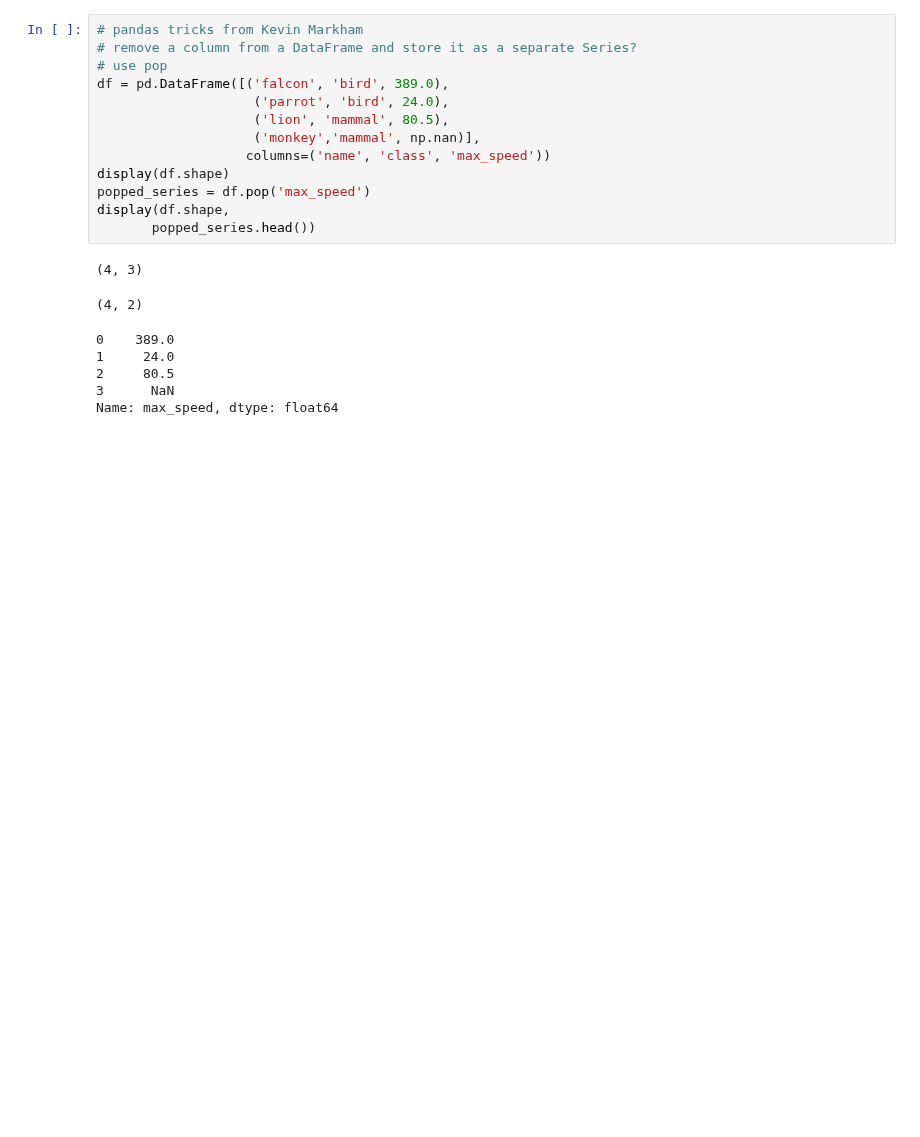
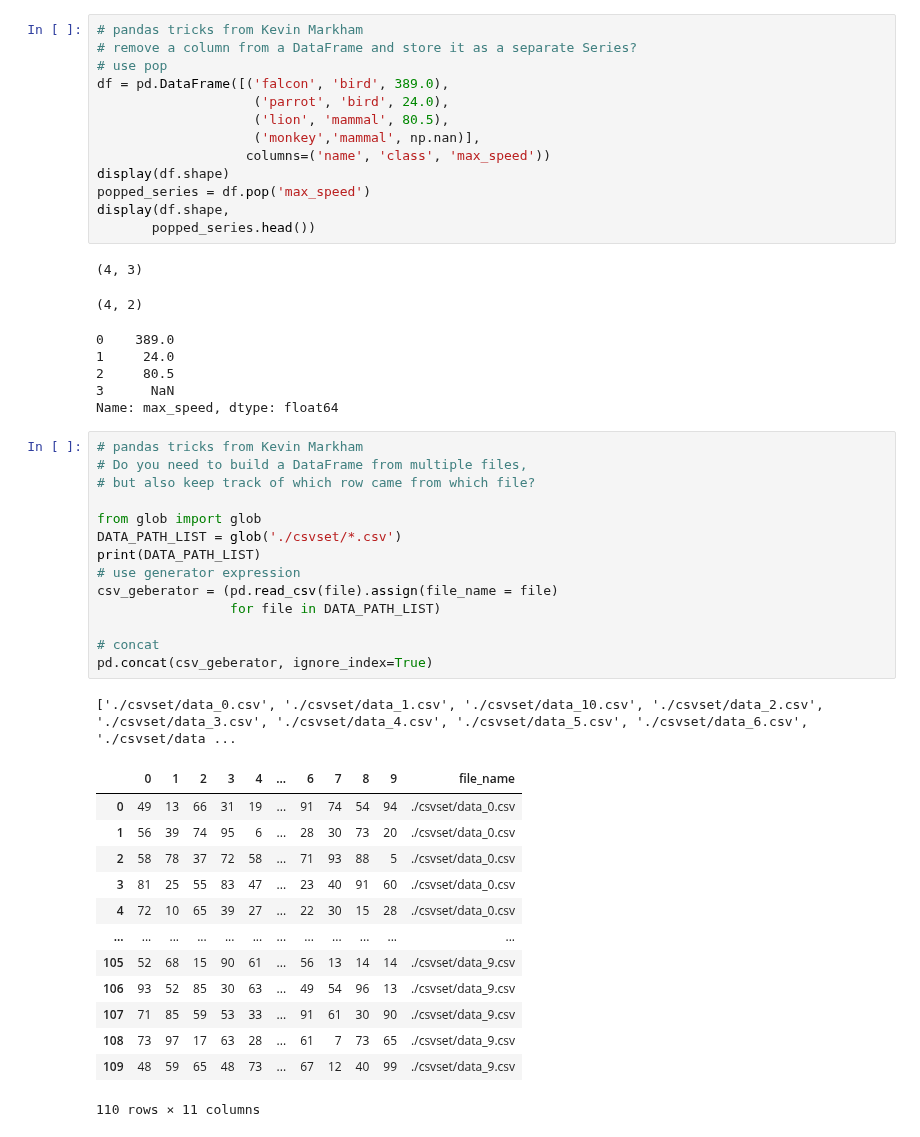
Before and after one commit to YLTsai0609/pandas_101, a Jupyter notebook: Solution.ipynb, the cells around one changed output. Saved outputs shown, nothing was run; the diff lists cells and outputs as text; blank space fills up the shorter version.

Commit message:
vectorlized segmentation and generator expression application

```diff
--- a/Solution.ipynb
+++ b/Solution.ipynb
@@ -1958,3 +1973,32 @@ display(df.shape,
 2     80.5
 3      NaN
 Name: max_speed, dtype: float64
+# %%
+# pandas tricks from Kevin Markham
+# Do you need to build a DataFrame from multiple files,
+# but also keep track of which row came from which file?
+
+from glob import glob
+DATA_PATH_LIST = glob('./csvset/*.csv')
+print(DATA_PATH_LIST)
+# use generator expression
+csv_geberator = (pd.read_csv(file).assign(file_name = file)
+                 for file in DATA_PATH_LIST)
+
+# concat
+pd.concat(csv_geberator, ignore_index=True)
+# %% [output]
+['./csvset/data_0.csv', './csvset/data_1.csv', './csvset/data_10.csv', './csvset/data_2.csv', './csvset/data_3.csv', './csvset/data_4.csv', './csvset/data_5.csv', './csvset/data_6.csv', './csvset/data ...
+|  | 0 | 1 | 2 | 3 | 4 | ... | 6 | 7 | 8 | 9 | file_name |
+| 0 | 49 | 13 | 66 | 31 | 19 | ... | 91 | 74 | 54 | 94 | ./csvset/data_0.csv |
+| 1 | 56 | 39 | 74 | 95 | 6 | ... | 28 | 30 | 73 | 20 | ./csvset/data_0.csv |
+| 2 | 58 | 78 | 37 | 72 | 58 | ... | 71 | 93 | 88 | 5 | ./csvset/data_0.csv |
+| 3 | 81 | 25 | 55 | 83 | 47 | ... | 23 | 40 | 91 | 60 | ./csvset/data_0.csv |
+| 4 | 72 | 10 | 65 | 39 | 27 | ... | 22 | 30 | 15 | 28 | ./csvset/data_0.csv |
+| ... | ... | ... | ... | ... | ... | ... | ... | ... | ... | ... | ... |
+| 105 | 52 | 68 | 15 | 90 | 61 | ... | 56 | 13 | 14 | 14 | ./csvset/data_9.csv |
+| 106 | 93 | 52 | 85 | 30 | 63 | ... | 49 | 54 | 96 | 13 | ./csvset/data_9.csv |
+| 107 | 71 | 85 | 59 | 53 | 33 | ... | 91 | 61 | 30 | 90 | ./csvset/data_9.csv |
+| 108 | 73 | 97 | 17 | 63 | 28 | ... | 61 | 7 | 73 | 65 | ./csvset/data_9.csv |
+| 109 | 48 | 59 | 65 | 48 | 73 | ... | 67 | 12 | 40 | 99 | ./csvset/data_9.csv |
+110 rows × 11 columns
```
Also changed, not shown: parts of 38 cells of this notebook, 12 other files.
